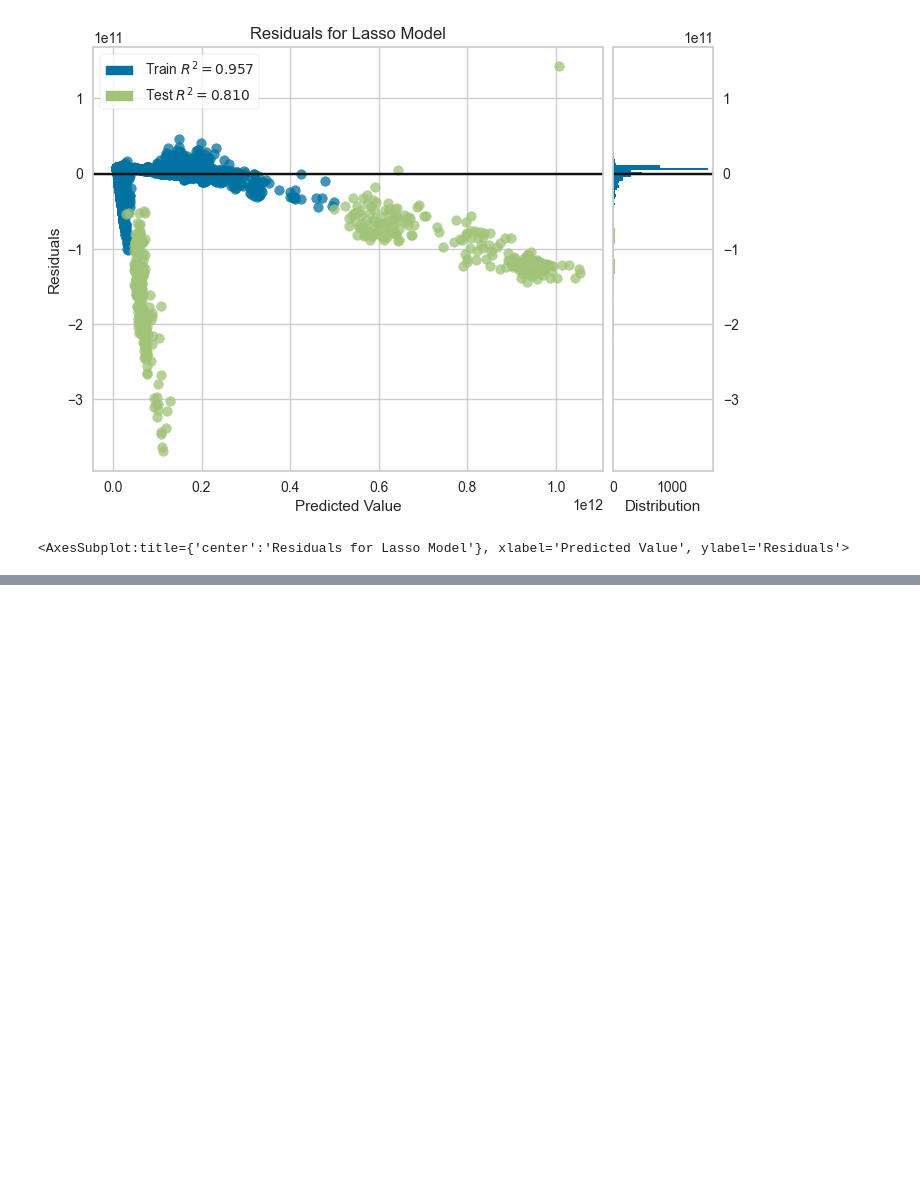
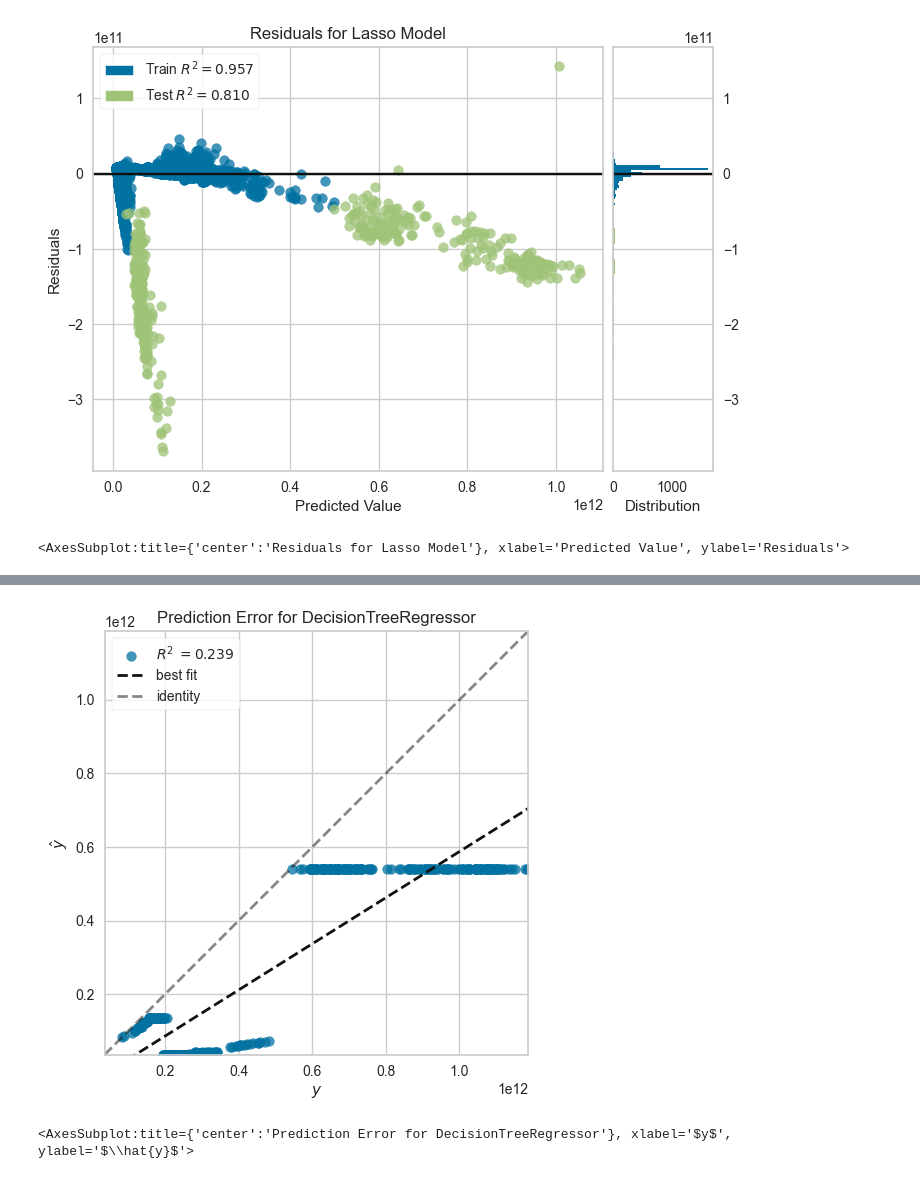
Before and after one commit to Kiel-Hyre/coinmeup, a Jupyter notebook: coinmeup_regressor.ipynb, the cells around one changed output, grey strips where cells are left out. Drawn from its saved outputs; the diff is of its cells as text; code cells hidden in the pictures; blank space fills up the shorter version.

```diff
--- a/coinmeup_regressor.ipynb
+++ b/coinmeup_regressor.ipynb
@@ -18,7 +18,7 @@ df = None
 for dirname, _, filenames in os.walk('./input/cryptocurrency/'):
     for filename in filenames:
 
-        if filename not in ["coin_Bitcoin.csv", "coin_Ethereum.csv"]:
+        if filename not in ["coin_Bitcoin.csv", "coin_Ethereum.csv",]: # isolating bitcoin only makes it more accurate
             continue
 
         raw = pd.read_csv(os.path.join(dirname, filename))
@@ -306,4 +303,28 @@ mean_absolute_error(test_y, ypred)
 # %%
-from sklearn import tree
-print(tree.export_text(mytre))
+from six import StringIO
+from IPython.display import Image
+from sklearn.tree import export_graphviz
+import pydotplus
+
+# https://stackoverflow.com/questions/28312534/graphvizs-executables-are-not-found-python-3-4
+# https://graphviz.org/download/
+import os
+os.environ["PATH"] += os.pathsep + 'C:\Program Files (x86)\Graphviz/bin/'
+
+dot_data = StringIO()
+
+model=DecisionTreeRegressor(max_depth=5) # to fit in image, do not change max_depth for better accuracy
+model.fit(X, X_y)
+# model.score(test_data, test_y)
+# estimator = model.estimators_[5]
+export_graphviz(model, out_file=dot_data,
+                filled=True, rounded=True,
+                special_characters=True
+                )
+
+graph = pydotplus.graph_from_dot_data(dot_data.getvalue())
+
+graph.write_png("tree.png")
+
+Image(graph.create_png())
 # %% [output]
@@ -326,0 +332,10 @@ print(tree.export_text(mytre))
+# %%
+from yellowbrick.regressor import PredictionError, ResidualsPlot
+
+visualizer = PredictionError(mytre)
+visualizer.fit(X, X_y)
+visualizer.score(test_data, test_y)
+visualizer.poof()
+# %% [output]
+[figure, added]
+<AxesSubplot:title={'center':'Prediction Error for DecisionTreeRegressor'}, xlabel='$y$', ylabel='$\\hat{y}$'>
```
Also changed, not shown: parts of 27 cells of this notebook, 1 other file.
